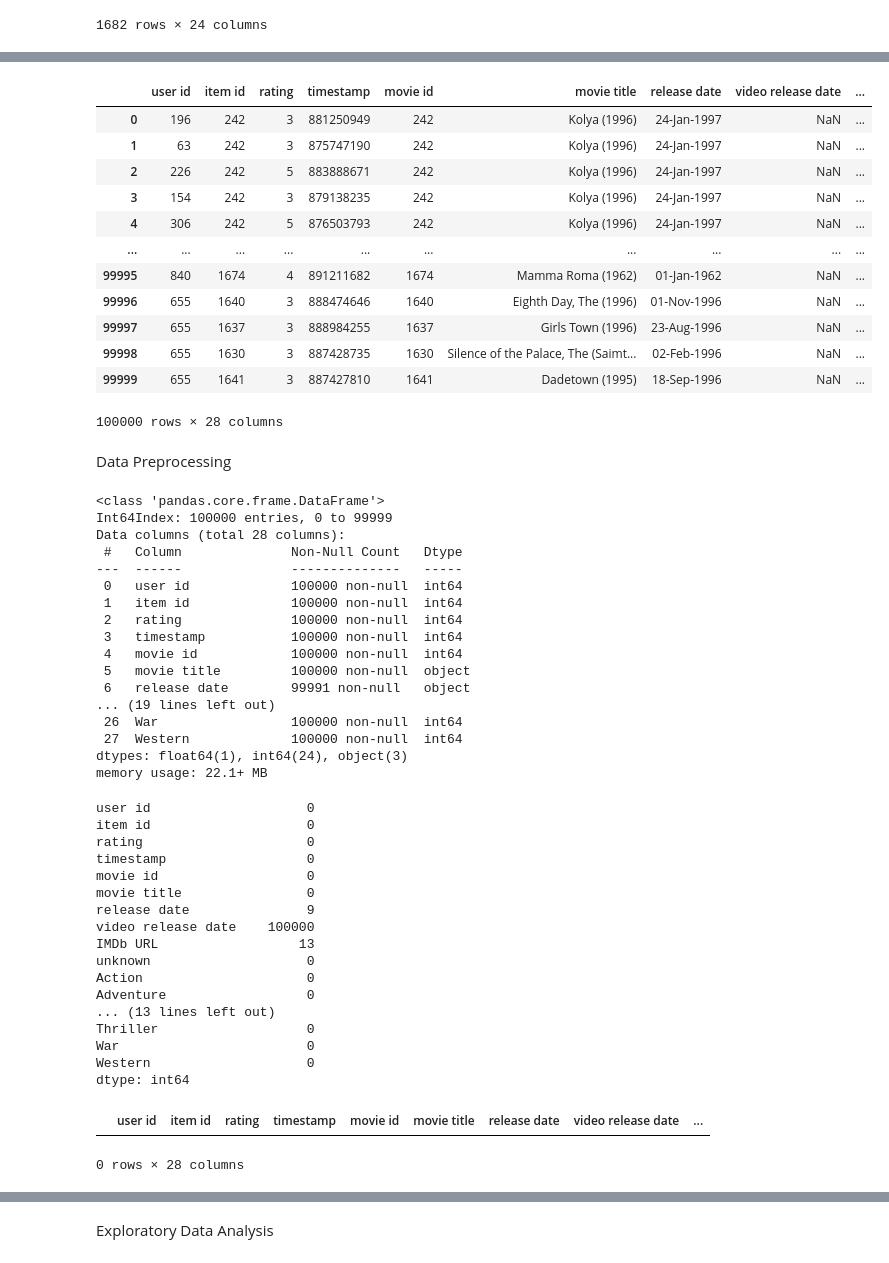
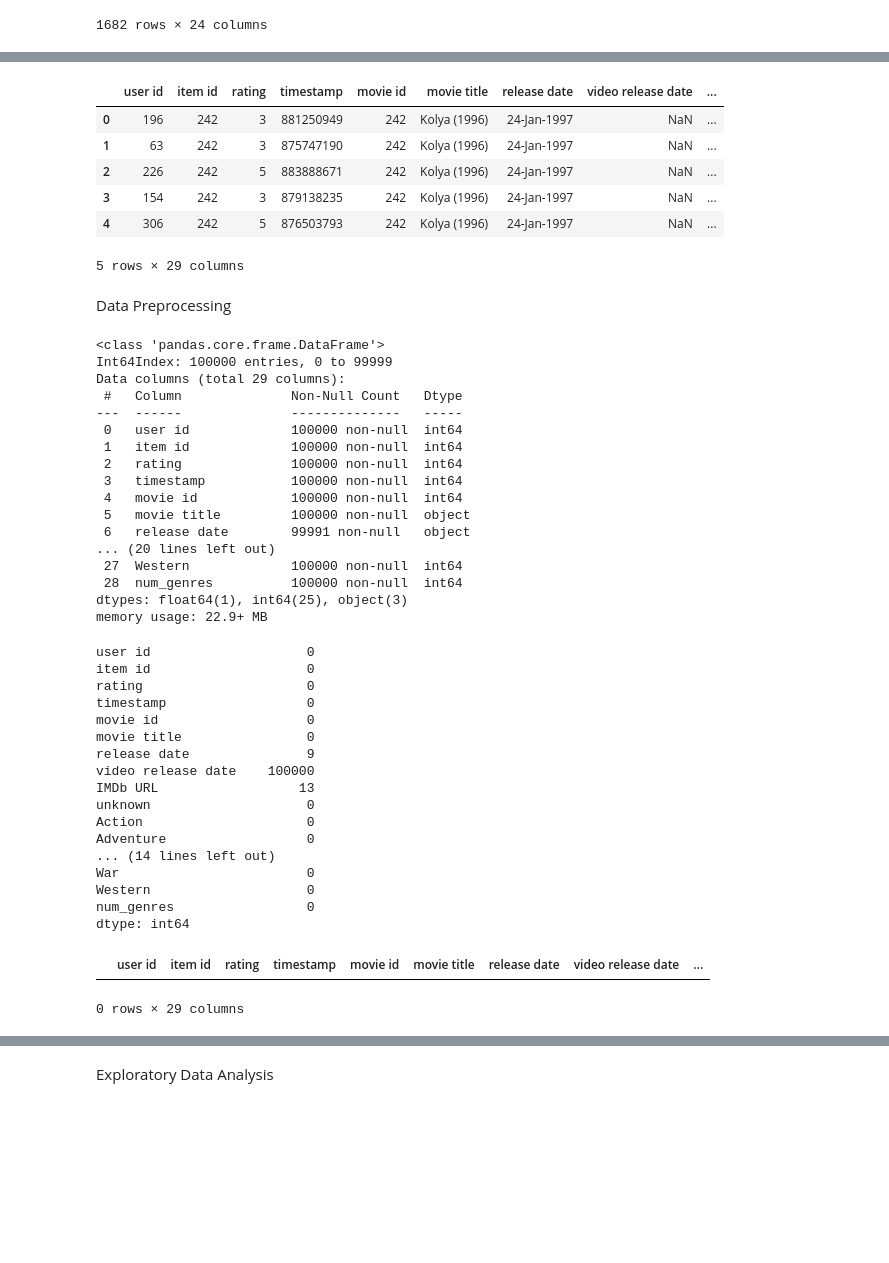
Before and after one commit to ArjunVylat/Movie-Recommendation-System, a Jupyter notebook: movie_recommendation_system.ipynb, the cells around one changed output, grey strips where cells are left out. Cells and saved outputs as stored; diff of their text form; code cells hidden in the pictures; blank space fills up the shorter version.

```diff
--- a/movie_recommendation_system.ipynb
+++ b/movie_recommendation_system.ipynb
@@ -40,3 +40,7 @@ movie_df
 | 1680 | 1681 | You So Crazy (1994) | 01-Jan-1994 | NaN | http://us.imdb.com/M/title-exact?... | 0 | 0 | 0 | ... |
 | 1681 | 1682 | Scream of Stone (Schrei aus Stein... | 08-Mar-1996 | NaN | http://us.imdb.com/M/title-exact?... | 0 | 0 | 0 | ... |
 1682 rows × 24 columns
+# %%
+movie_df['num_genres'] = movie_df.iloc[:, 6 :].sum(axis= 1)
+
+movie_df.head()
@@ -43,21 +55,15 @@ movie_df
 # %%
 df = pd.merge(ratings_df, movie_df, left_on= 'item id', right_on= 'movie id')
 
-df
+df.head()
 # %% [output]
 |  | user id | item id | rating | timestamp | movie id | movie title | release date | video release date | ... |
 | 0 | 196 | 242 | 3 | 881250949 | 242 | Kolya (1996) | 24-Jan-1997 | NaN | ... |
 | 1 | 63 | 242 | 3 | 875747190 | 242 | Kolya (1996) | 24-Jan-1997 | NaN | ... |
 | 2 | 226 | 242 | 5 | 883888671 | 242 | Kolya (1996) | 24-Jan-1997 | NaN | ... |
 | 3 | 154 | 242 | 3 | 879138235 | 242 | Kolya (1996) | 24-Jan-1997 | NaN | ... |
 | 4 | 306 | 242 | 5 | 876503793 | 242 | Kolya (1996) | 24-Jan-1997 | NaN | ... |
-| ... | ... | ... | ... | ... | ... | ... | ... | ... | ... |
-| 99995 | 840 | 1674 | 4 | 891211682 | 1674 | Mamma Roma (1962) | 01-Jan-1962 | NaN | ... |
-| 99996 | 655 | 1640 | 3 | 888474646 | 1640 | Eighth Day, The (1996) | 01-Nov-1996 | NaN | ... |
-| 99997 | 655 | 1637 | 3 | 888984255 | 1637 | Girls Town (1996) | 23-Aug-1996 | NaN | ... |
-| 99998 | 655 | 1630 | 3 | 887428735 | 1630 | Silence of the Palace, The (Saimt... | 02-Feb-1996 | NaN | ... |
-| 99999 | 655 | 1641 | 3 | 887427810 | 1641 | Dadetown (1995) | 18-Sep-1996 | NaN | ... |
-100000 rows × 28 columns
+5 rows × 29 columns
 # %% [markdown]
 Data Preprocessing
 # %%
@@ -65,7 +71,7 @@ df.info()
 # %% [output]
 <class 'pandas.core.frame.DataFrame'>
 Int64Index: 100000 entries, 0 to 99999
-Data columns (total 28 columns):
+Data columns (total 29 columns):
  #   Column              Non-Null Count   Dtype
 ---  ------              --------------   -----
  0   user id             100000 non-null  int64
@@ -75,11 +81,11 @@ Data columns (total 28 columns):
  4   movie id            100000 non-null  int64
  5   movie title         100000 non-null  object
  6   release date        99991 non-null   object
-... (19 lines left out)
- 26  War                 100000 non-null  int64
+... (20 lines left out)
  27  Western             100000 non-null  int64
-dtypes: float64(1), int64(24), object(3)
-memory usage: 22.1+ MB
+ 28  num_genres          100000 non-null  int64
+dtypes: float64(1), int64(25), object(3)
+memory usage: 22.9+ MB
 # %%
 df.isnull().sum()
 # %% [output]
@@ -95,16 +101,16 @@ IMDb URL                  13
 unknown                    0
 Action                     0
 Adventure                  0
-... (13 lines left out)
-Thriller                   0
+... (14 lines left out)
 War                        0
 Western                    0
+num_genres                 0
 dtype: int64
 # %%
 df.dropna()
 # %% [output]
 |  | user id | item id | rating | timestamp | movie id | movie title | release date | video release date | ... |
-0 rows × 28 columns
+0 rows × 29 columns
 # %%
 from sklearn.preprocessing import LabelEncoder
 
```
Also changed, not shown: parts of 7 cells of this notebook, 1 other file.
